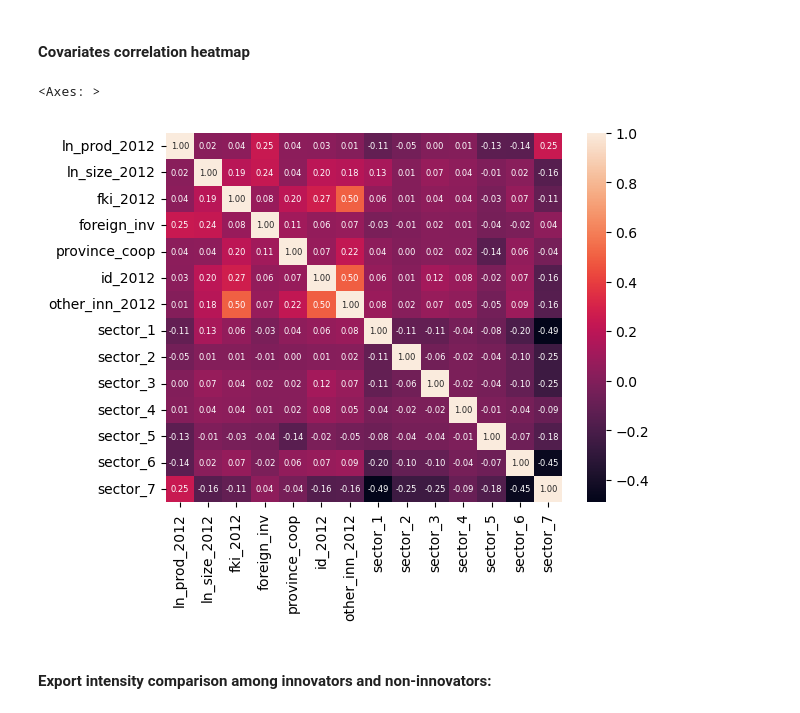
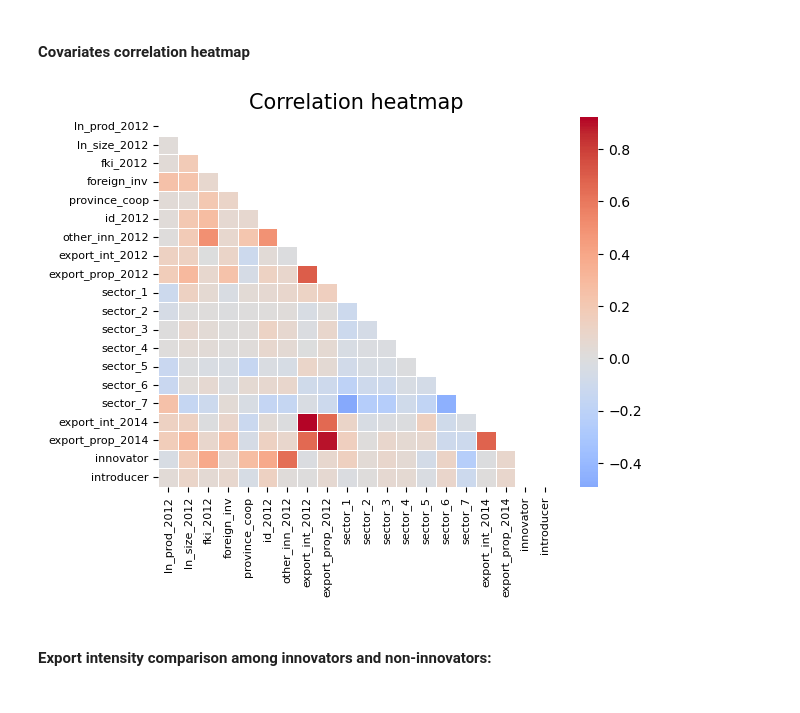
Before and after one commit to IFTrejoM/Causality-innovation-on-exports-Ecuador, a Jupyter notebook: ecuadorian_innovation_and_exports.ipynb, the cells around one changed output. Cells and saved outputs as stored; diff of their text form; code cells hidden in the pictures.

```diff
--- a/ecuadorian_innovation_and_exports.ipynb
+++ b/ecuadorian_innovation_and_exports.ipynb
@@ -261,10 +267,16 @@ assert introducer_df['introducer'].mean() == 0.4816396242527754
 # %% [markdown]
 #### Covariates correlation heatmap
 # %%
-sns.heatmap(X.corr(), annot=True, fmt='.2f', annot_kws={'size': 6})
+# Heatmap:
+corr = df.drop('fexp', axis=1).corr()
+mask = np.triu(np.ones_like(corr, dtype=bool))
+sns.heatmap(data=corr, mask=mask, cmap='coolwarm', center=0, linewidths=0.5, annot=False)
+plt.title('Correlation heatmap', size=15)
+plt.xticks(fontsize=8)
+plt.yticks(fontsize=8)
+plt.show()
 # %% [output]
-<Axes: >
-[figure, old version]
+[figure, new version]
 # %% [markdown]
 #### Export intensity comparison among innovators and non-innovators:
 # %%
```
Also changed, not shown: parts of 9 cells of this notebook, 1 other file.
